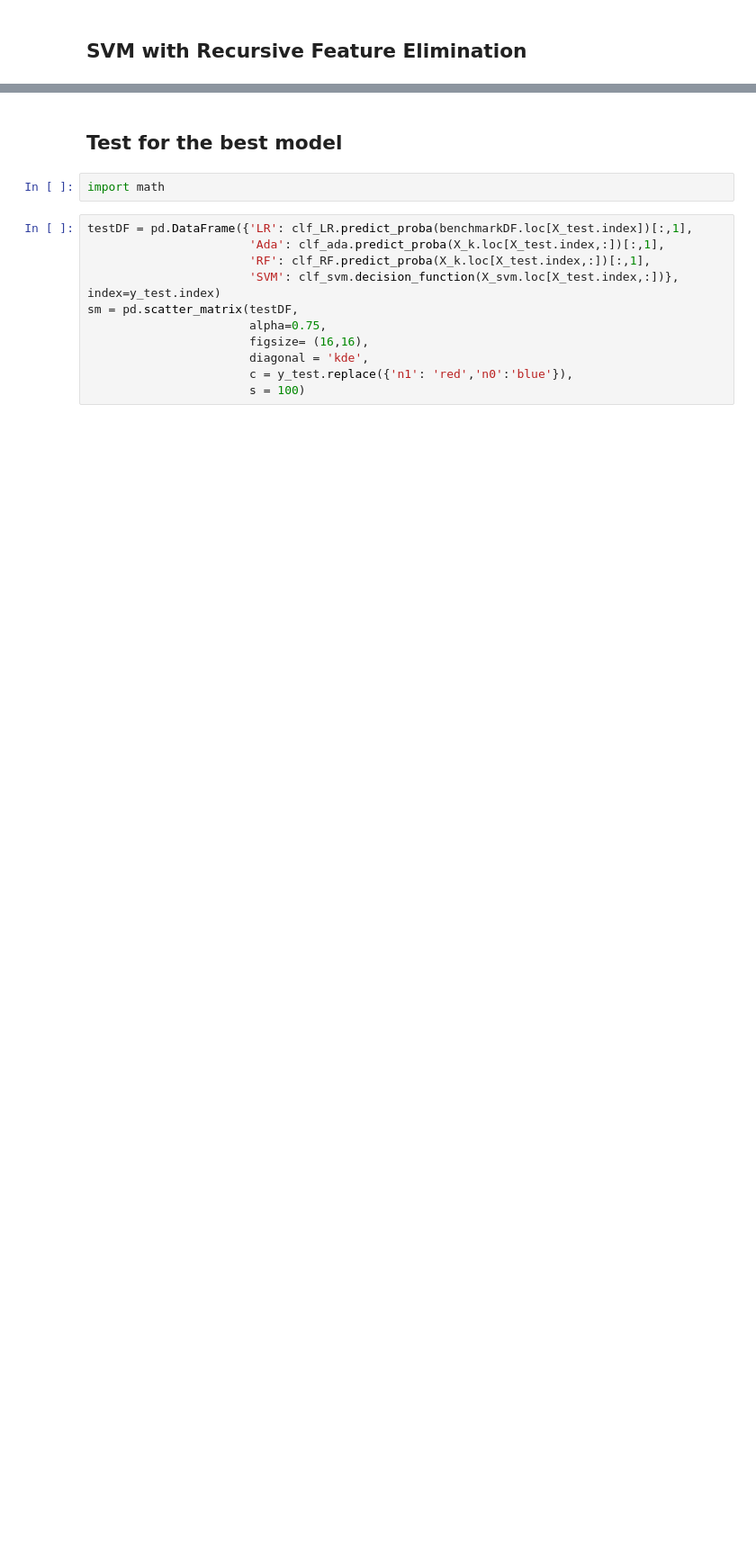
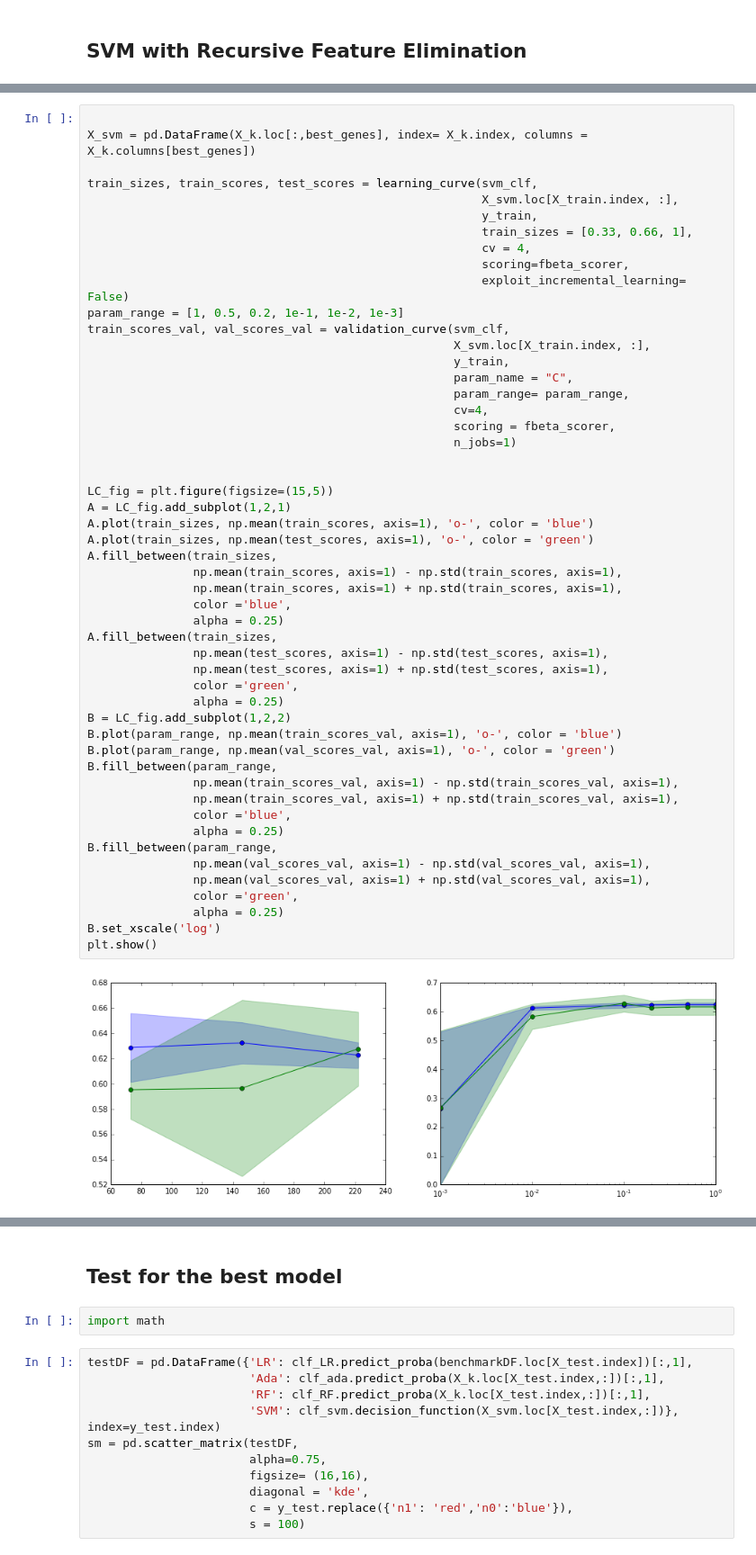
Before and after one commit to CCThompson82/Prostate_metastasis, a Jupyter notebook: PCa_Metastasis.ipynb, the cells around one changed output, grey strips where cells are left out. Shown at 90% size. Saved outputs shown, nothing was run; the diff lists cells and outputs as text; blank space fills up the shorter version.

```diff
--- a/PCa_Metastasis.ipynb
+++ b/PCa_Metastasis.ipynb
@@ -415 +432,54 @@ Index(['CTNNAL1', 'HIST1H3J'], dtype='object')
+# %%
+
+X_svm = pd.DataFrame(X_k.loc[:,best_genes], index= X_k.index, columns = X_k.columns[best_genes])
+
+train_sizes, train_scores, test_scores = learning_curve(svm_clf,
+                                                        X_svm.loc[X_train.index, :],
+                                                        y_train,
+                                                        train_sizes = [0.33, 0.66, 1],
+                                                        cv = 4,
+                                                        scoring=fbeta_scorer,
+                                                        exploit_incremental_learning= False)
+param_range = [1, 0.5, 0.2, 1e-1, 1e-2, 1e-3]
+train_scores_val, val_scores_val = validation_curve(svm_clf,
+                                                    X_svm.loc[X_train.index, :],
+                                                    y_train,
+                                                    param_name = "C",
+                                                    param_range= param_range,
+                                                    cv=4,
+                                                    scoring = fbeta_scorer,
+                                                    n_jobs=1)
+
+
+LC_fig = plt.figure(figsize=(15,5))
+A = LC_fig.add_subplot(1,2,1)
+A.plot(train_sizes, np.mean(train_scores, axis=1), 'o-', color = 'blue')
+A.plot(train_sizes, np.mean(test_scores, axis=1), 'o-', color = 'green')
+A.fill_between(train_sizes,
+               np.mean(train_scores, axis=1) - np.std(train_scores, axis=1),
+               np.mean(train_scores, axis=1) + np.std(train_scores, axis=1),
+               color ='blue',
+               alpha = 0.25)
+A.fill_between(train_sizes,
+               np.mean(test_scores, axis=1) - np.std(test_scores, axis=1),
+               np.mean(test_scores, axis=1) + np.std(test_scores, axis=1),
+               color ='green',
+               alpha = 0.25)
+B = LC_fig.add_subplot(1,2,2)
+B.plot(param_range, np.mean(train_scores_val, axis=1), 'o-', color = 'blue')
+B.plot(param_range, np.mean(val_scores_val, axis=1), 'o-', color = 'green')
+B.fill_between(param_range,
+               np.mean(train_scores_val, axis=1) - np.std(train_scores_val, axis=1),
+               np.mean(train_scores_val, axis=1) + np.std(train_scores_val, axis=1),
+               color ='blue',
+               alpha = 0.25)
+B.fill_between(param_range,
+               np.mean(val_scores_val, axis=1) - np.std(val_scores_val, axis=1),
+               np.mean(val_scores_val, axis=1) + np.std(val_scores_val, axis=1),
+               color ='green',
+               alpha = 0.25)
+B.set_xscale('log')
+plt.show()
+# %% [output]
+[figure, added]
 # %%
```
Also changed, not shown: parts of 24 cells of this notebook, 2 other files.
